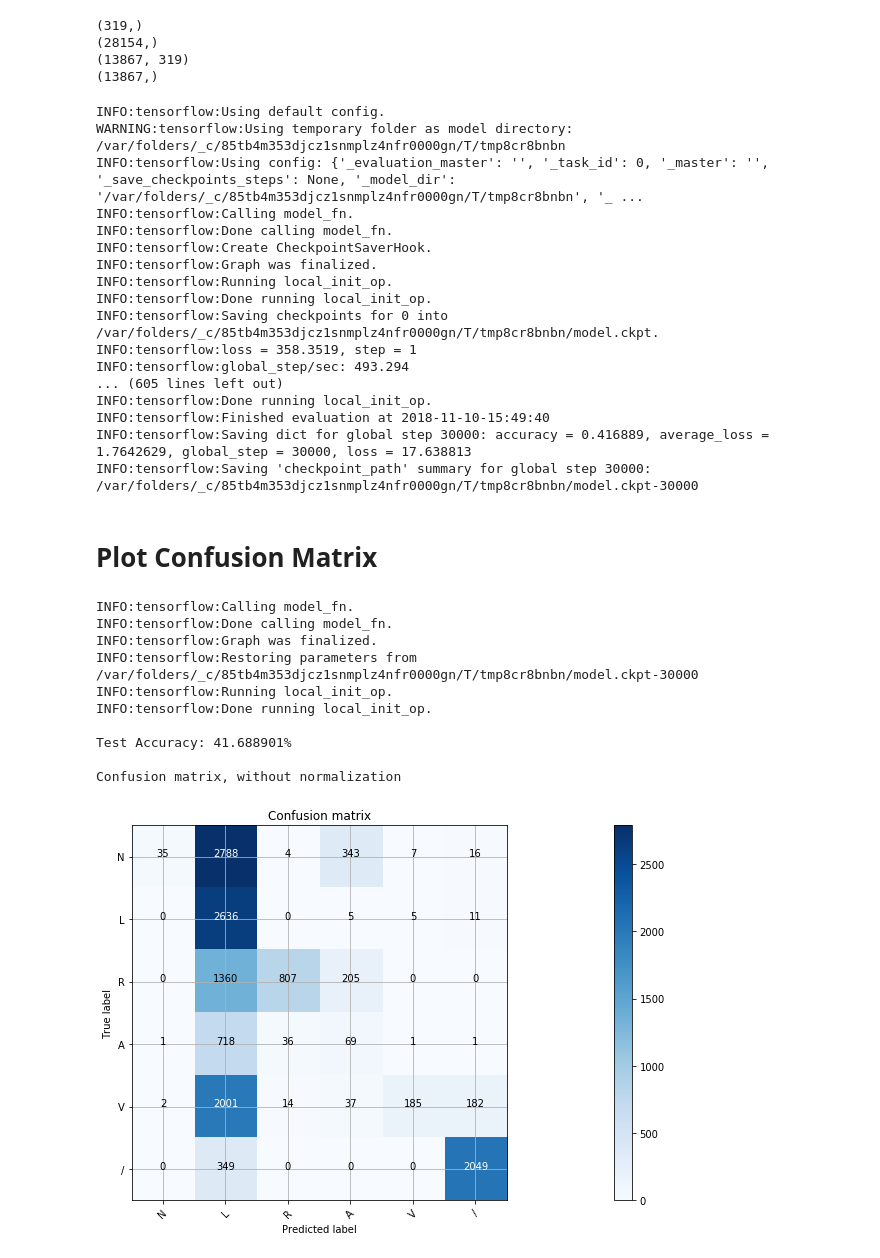
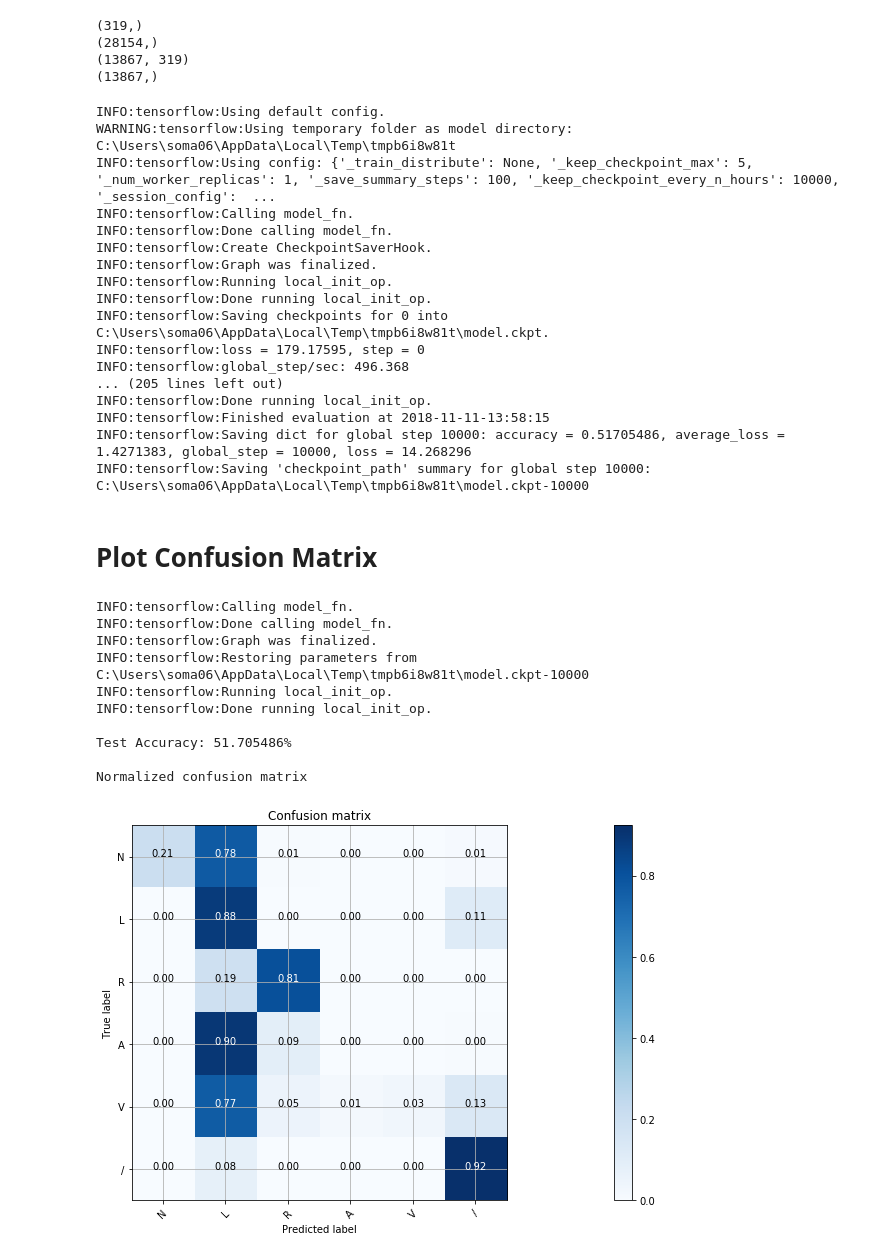
Before and after one commit to TaeJoongYoon/ECG_Classification, a Jupyter notebook: ECG_Classification.ipynb, the cells around one changed output. Cells and saved outputs as stored; diff of their text form; code cells hidden in the pictures.

```diff
--- a/ECG_Classification.ipynb
+++ b/ECG_Classification.ipynb
@@ -162,10 +162,11 @@ for r in range(0,len(records)):
                 signals.insert(row_index, int(row[1]))
             row_index += 1
 
-    # Plot each patient's signal
-    plt.title(records[r] + " Wave")
-    plt.plot(signals)
-    plt.show()
+    if r is 0:
+        # Plot each patient's signal
+        plt.title(records[0] + " Wave")
+        plt.plot(signals)
+        plt.show()
 
     # Read anotations: R position and Arrhythmia class
     with open(annotations[r], 'r') as fileID:
@@ -240,20 +229,25 @@ X_test = normalize(X_test, axis=0, norm='max')
 feature_columns = [tf.feature_column.numeric_column("ecg", shape=np.shape(X_train[0]))]
 
 # Build Classifier
-estimator = tf.estimator.LinearClassifier(feature_columns=feature_columns,
-                                       n_classes=n_classes,
-                                      )
+estimator = tf.estimator.LinearClassifier(
+    feature_columns=feature_columns,
+    n_classes=n_classes,
+    optimizer=tf.train.FtrlOptimizer(
+      learning_rate=0.1,
+      l1_regularization_strength=0.001
+    )
+)
 
 # Train model
 train_input_fn = tf.estimator.inputs.numpy_input_fn(
     x={"ecg": np.array(X_train)},
     y=np.array(y_train),
-    batch_size=200,
+    batch_size=100,
     num_epochs=1000,
     shuffle=True
 )
 
-estimator.train(input_fn=train_input_fn, steps=30000)
+estimator.train(input_fn=train_input_fn, steps=10000)
 
 # Evaluate accuracy
 test_input_fn = tf.estimator.inputs.numpy_input_fn(
@@ -267,22 +261,22 @@ test_input_fn = tf.estimator.inputs.numpy_input_fn(
 accuracy_score = estimator.evaluate(input_fn=test_input_fn)["accuracy"]
 # %% [output]
 INFO:tensorflow:Using default config.
-WARNING:tensorflow:Using temporary folder as model directory: /var/folders/_c/85tb4m353djcz1snmplz4nfr0000gn/T/tmp8cr8bnbn
-INFO:tensorflow:Using config: {'_evaluation_master': '', '_task_id': 0, '_master': '', '_save_checkpoints_steps': None, '_model_dir': '/var/folders/_c/85tb4m353djcz1snmplz4nfr0000gn/T/tmp8cr8bnbn', '_ ...
+WARNING:tensorflow:Using temporary folder as model directory: C:\Users\soma06\AppData\Local\Temp\tmpb6i8w81t
+INFO:tensorflow:Using config: {'_train_distribute': None, '_keep_checkpoint_max': 5, '_num_worker_replicas': 1, '_save_summary_steps': 100, '_keep_checkpoint_every_n_hours': 10000, '_session_config':  ...
 INFO:tensorflow:Calling model_fn.
 INFO:tensorflow:Done calling model_fn.
 INFO:tensorflow:Create CheckpointSaverHook.
 INFO:tensorflow:Graph was finalized.
 INFO:tensorflow:Running local_init_op.
 INFO:tensorflow:Done running local_init_op.
-INFO:tensorflow:Saving checkpoints for 0 into /var/folders/_c/85tb4m353djcz1snmplz4nfr0000gn/T/tmp8cr8bnbn/model.ckpt.
-INFO:tensorflow:loss = 358.3519, step = 1
-INFO:tensorflow:global_step/sec: 493.294
-... (605 lines left out)
+INFO:tensorflow:Saving checkpoints for 0 into C:\Users\soma06\AppData\Local\Temp\tmpb6i8w81t\model.ckpt.
+INFO:tensorflow:loss = 179.17595, step = 0
+INFO:tensorflow:global_step/sec: 496.368
+... (205 lines left out)
 INFO:tensorflow:Done running local_init_op.
-INFO:tensorflow:Finished evaluation at 2018-11-10-15:49:40
-INFO:tensorflow:Saving dict for global step 30000: accuracy = 0.416889, average_loss = 1.7642629, global_step = 30000, loss = 17.638813
-INFO:tensorflow:Saving 'checkpoint_path' summary for global step 30000: /var/folders/_c/85tb4m353djcz1snmplz4nfr0000gn/T/tmp8cr8bnbn/model.ckpt-30000
+INFO:tensorflow:Finished evaluation at 2018-11-11-13:58:15
+INFO:tensorflow:Saving dict for global step 10000: accuracy = 0.51705486, average_loss = 1.4271383, global_step = 10000, loss = 14.268296
+INFO:tensorflow:Saving 'checkpoint_path' summary for global step 10000: C:\Users\soma06\AppData\Local\Temp\tmpb6i8w81t\model.ckpt-10000
 # %%
 # Predict
 pred_input_fn = tf.estimator.inputs.numpy_input_fn(
@@ -296,21 +290,21 @@ predictions = estimator.predict(input_fn=pred_input_fn)
 # %%
 pred = list()
 for p in predictions:
     pred.append(p["class_ids"][0])
 
 cm = confusion_matrix(y_test, pred)
 
 print("\nTest Accuracy: {0:f}%\n".format(accuracy_score*100))
-plot_confusion_matrix(cm, classes)
+plot_confusion_matrix(cm, classes, normalize=True)
 # %% [output]
 INFO:tensorflow:Calling model_fn.
 INFO:tensorflow:Done calling model_fn.
 INFO:tensorflow:Graph was finalized.
-INFO:tensorflow:Restoring parameters from /var/folders/_c/85tb4m353djcz1snmplz4nfr0000gn/T/tmp8cr8bnbn/model.ckpt-30000
+INFO:tensorflow:Restoring parameters from C:\Users\soma06\AppData\Local\Temp\tmpb6i8w81t\model.ckpt-10000
 INFO:tensorflow:Running local_init_op.
 INFO:tensorflow:Done running local_init_op.
 
-Test Accuracy: 41.688901%
+Test Accuracy: 51.705486%
 
-Confusion matrix, without normalization
+Normalized confusion matrix
-[figure, old version]
+[figure, new version]
```
Also changed, not shown: parts of 2 cells of this notebook.
